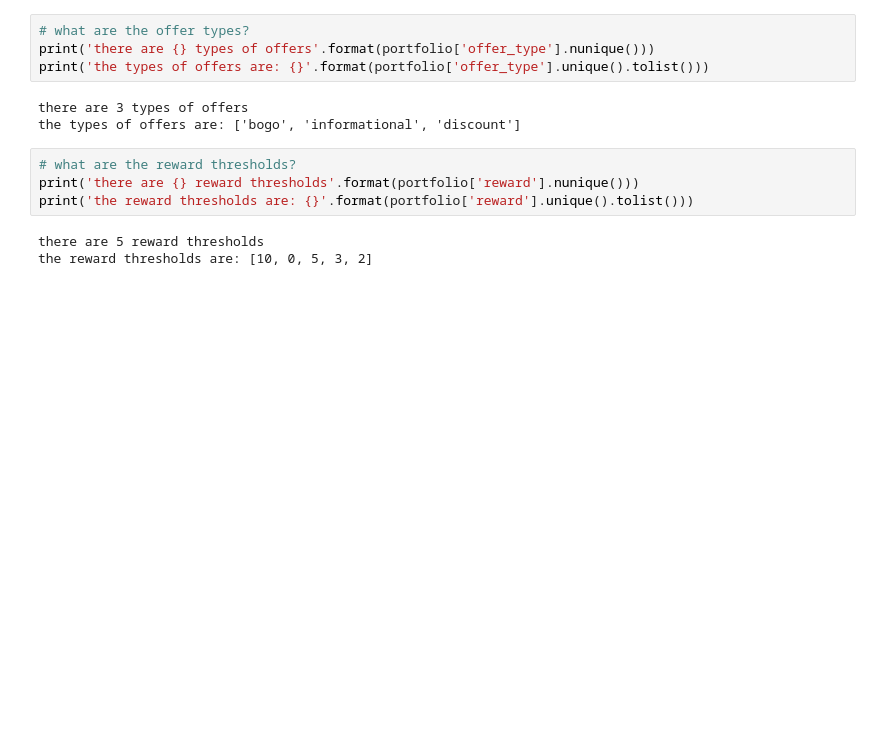
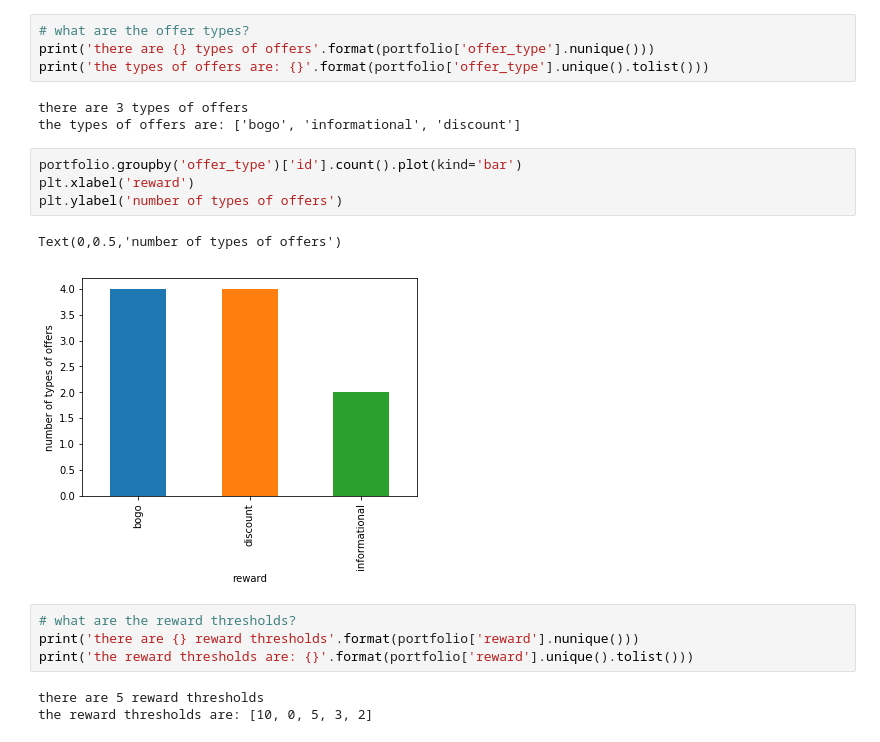
Before and after one commit to a1pat/Starbucks-Capstone, a Jupyter notebook: Starbucks_Capstone_notebook.ipynb, the cells around one changed output. Saved outputs shown, nothing was run; the diff lists cells and outputs as text; blank space fills up the shorter version.

```diff
--- a/Starbucks_Capstone_notebook.ipynb
+++ b/Starbucks_Capstone_notebook.ipynb
@@ -122,6 +129,13 @@ print('the types of offers are: {}'.format(portfolio['offer_type'].unique().toli
 # %% [output]
 there are 3 types of offers
 the types of offers are: ['bogo', 'informational', 'discount']
+# %%
+portfolio.groupby('offer_type')['id'].count().plot(kind='bar')
+plt.xlabel('reward')
+plt.ylabel('number of types of offers')
+# %% [output]
+Text(0,0.5,'number of types of offers')
+[figure, added]
 # %%
 # what are the reward thresholds?
 print('there are {} reward thresholds'.format(portfolio['reward'].nunique()))
```
Also changed, not shown: parts of 8 cells of this notebook.
